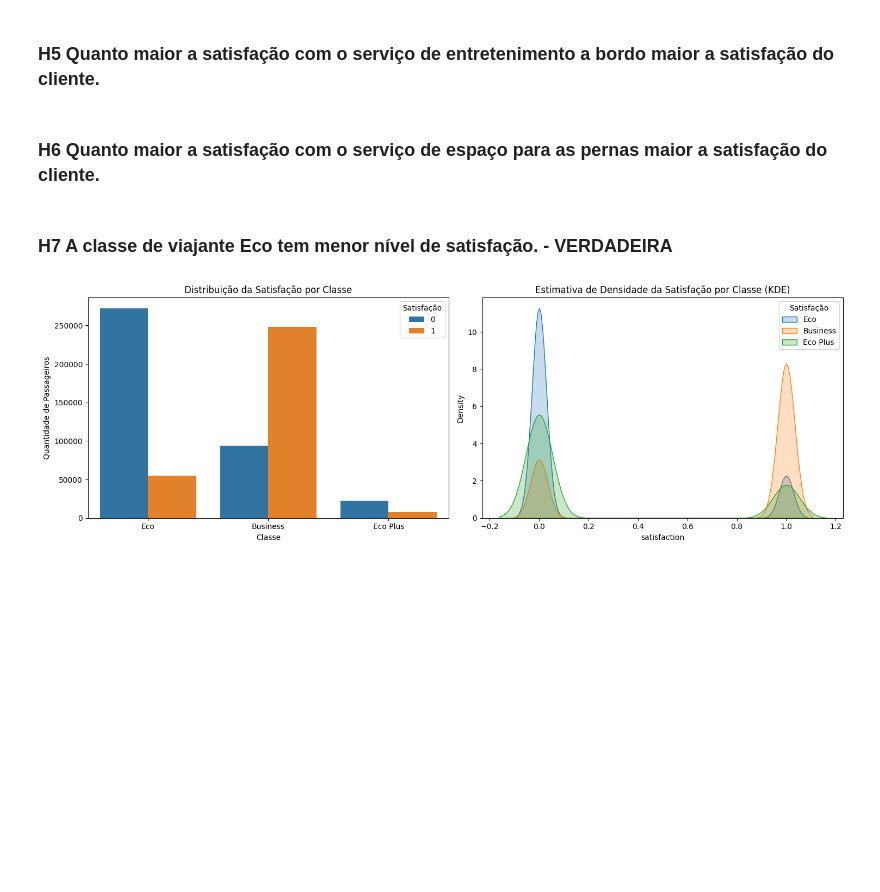
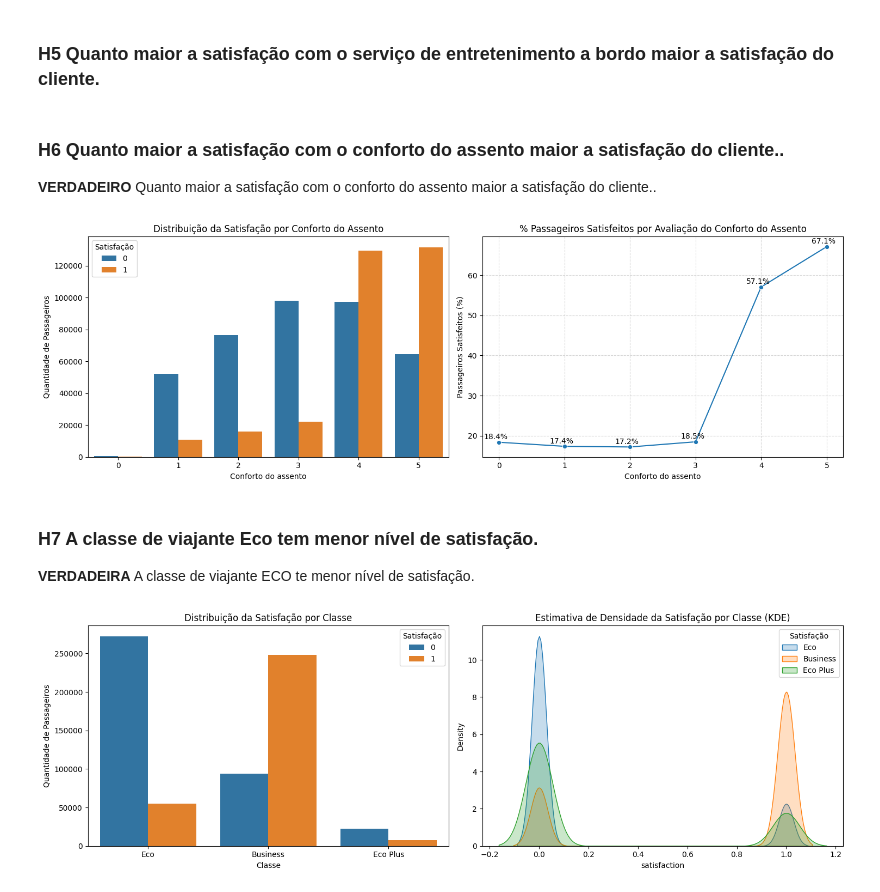
Before and after one commit to Data-Projects1/airline_satisfaction, a Jupyter notebook: notebooks/02.analise_satisf-validacao_hipoteses.ipynb, the cells around one changed output. Drawn from its saved outputs; the diff is of its cells as text; code cells hidden in the pictures; blank space fills up the shorter version.

```diff
--- a/notebooks/02.analise_satisf-validacao_hipoteses.ipynb
+++ b/notebooks/02.analise_satisf-validacao_hipoteses.ipynb
@@ -603,9 +603,45 @@ plt.show()
 # %% [markdown]
 ### H5 Quanto maior a satisfação com o serviço de entretenimento a bordo maior a satisfação do cliente.
 # %% [markdown]
-### H6 Quanto maior a satisfação com o serviço de espaço para as pernas maior a satisfação do cliente.
+### H6 Quanto maior a satisfação com o conforto do assento maior a satisfação do cliente..
+
+**VERDADEIRO** Quanto maior a satisfação com o conforto do assento maior a satisfação do cliente..
+# %%
+plt.figure(figsize=(15,5))
+
+# Gráfico de Conforto do Assento com Satisfação
+plt.subplot( 1, 2 ,1)
+sns.countplot(data=df2, x='seat_comfort',hue='satisfaction')
+plt.title('Distribuição da Satisfação por Conforto do Assento')
+plt.xlabel('Conforto do assento')
+plt.ylabel('Quantidade de Passageiros')
+plt.legend(title='Satisfação')
+
+plt.subplot( 1, 2 ,2)
+# Calcular a porcentagem de passageiros satisfeitos por nota
+df_plot = (df2.groupby('seat_comfort').apply(lambda x: (x['satisfaction'] == 1).mean()*100,include_groups=False).reset_index(name='satisfacao_percentual'))
+# Criar o gráfico de linha com a porcentagem de passageiros satisfeitos por nota
+sns.lineplot(data=df_plot, x='seat_comfort', y='satisfacao_percentual',marker='o')
+# Exibir o valor de cada ponto
+for x, y in zip(df_plot['seat_comfort'],df_plot['satisfacao_percentual']):
+  plt.annotate(f'{y:.1f}%',(x, y),textcoords='offset points',xytext=(-4, 4),ha='center')
+plt.title('% Passageiros Satisfeitos por Avaliação do Conforto do Assento')
+plt.xlabel('Conforto do assento')
+plt.ylabel('Passageiros Satisfeitos (%)')
+plt.xticks(sorted(df2['seat_comfort'].dropna().unique()))
+plt.grid(True, linestyle='--', alpha=0.5)
+
+# Ajustar o layout
+plt.tight_layout()
+
+# Exibir os gráficos
+plt.show()
+# %% [output]
+[figure, added]
 # %% [markdown]
-### H7 A classe de viajante Eco tem menor nível de satisfação. - VERDADEIRA
+### H7 A classe de viajante Eco tem menor nível de satisfação.
+
+ **VERDADEIRA** A classe de viajante ECO te menor nível de satisfação.
 # %%
 plt.figure(figsize=(15,5))
 
```
Also changed, not shown: parts of 9 cells of this notebook.
